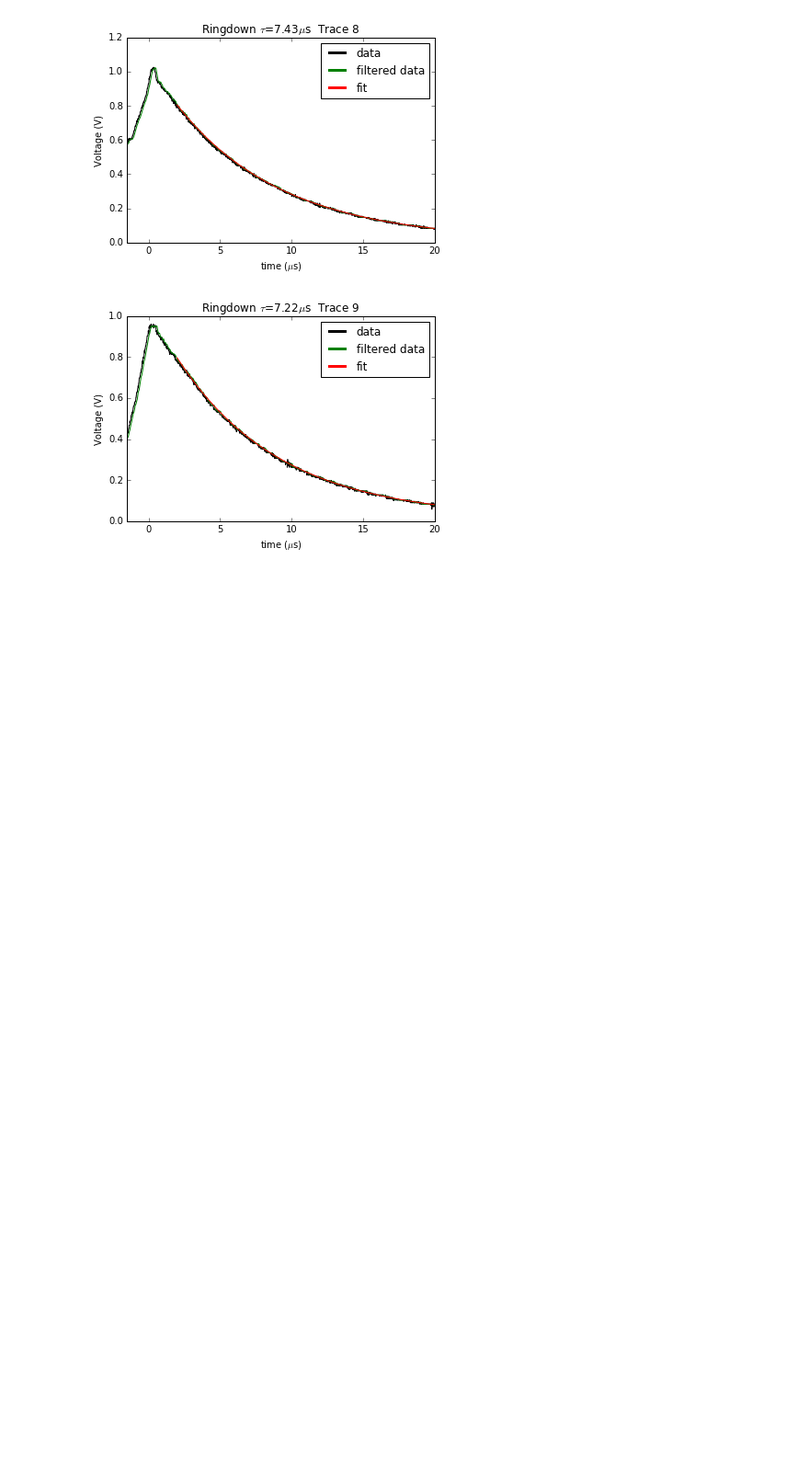
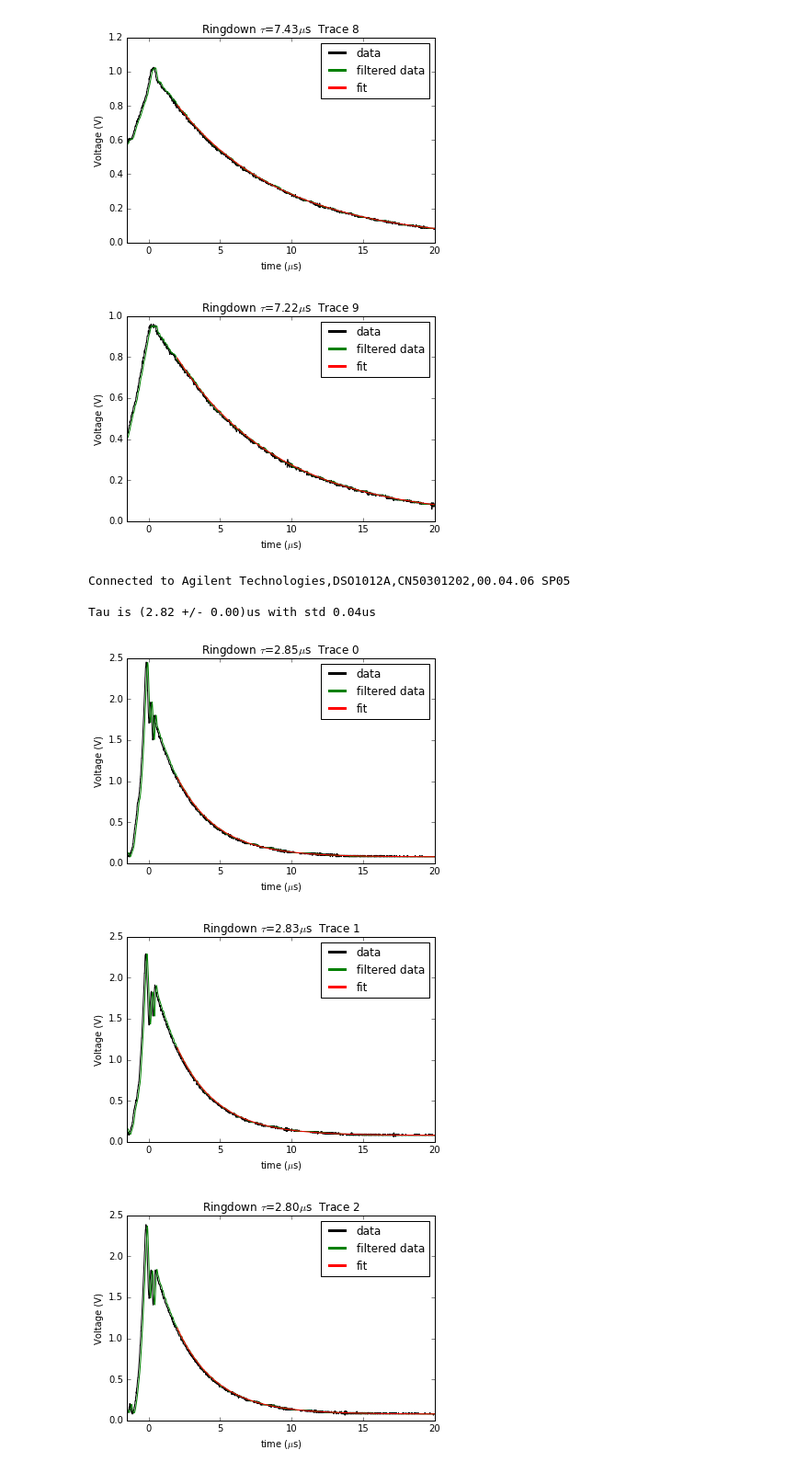
Before and after one commit to zakv/Ringdown_Scope_Code, a Jupyter notebook: Ringdown_Scope_Code.ipynb, the cells around one changed output. Shown at 92% size. Drawn from its saved outputs; the diff is of its cells as text; code cells hidden in the pictures; blank space fills up the shorter version.

Commit message:
Included traces for 2015 mirrors 3,4 after micrometer measurement

```diff
--- a/Ringdown_Scope_Code.ipynb
+++ b/Ringdown_Scope_Code.ipynb
@@ -493,3 +493,25 @@ Tau is (7.46 +/- 0.00)us with std 0.15us
 [figure]
 [figure]
 [figure]
+# %%
+#Measuring lifetime of 2015 Mirrors 3 and 4 after micrometer measurements
+%matplotlib inline
+n_traces=100
+
+reload(instrument)
+scope=instrument.AgilentScope("/dev/usbtmc0")
+tau_mean,tau_uncertainty,series=scope.measure_tau(n_traces)
+
+for j in range(min(n_traces,10)):
+    series.plot_ringdown(j)
+
+
+series.file_name='2015_Mirrors_3_4_after_micrometer.pkl'
+series.save()
+# %% [output]
+Connected to Agilent Technologies,DSO1012A,CN50301202,00.04.06 SP05
+
+Tau is (2.82 +/- 0.00)us with std 0.04us
+[figure, added]
+[figure, added]
+[figure, added]
```
Also changed, not shown: parts of 1 cell of this notebook.
